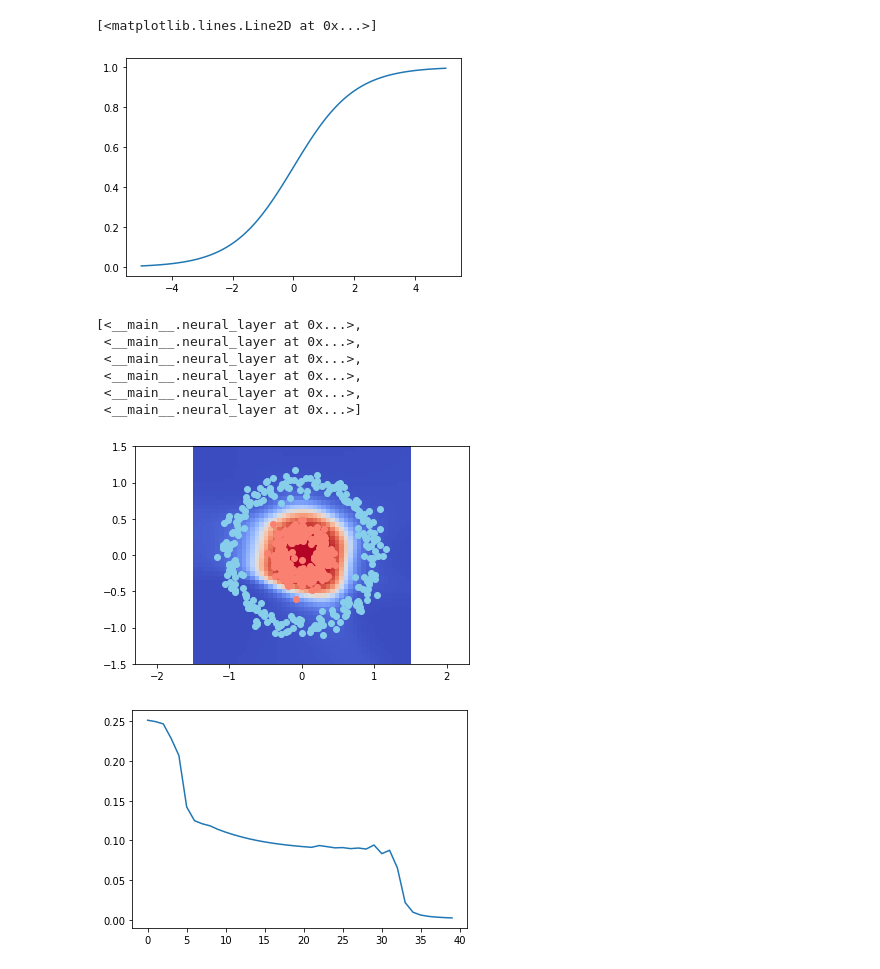
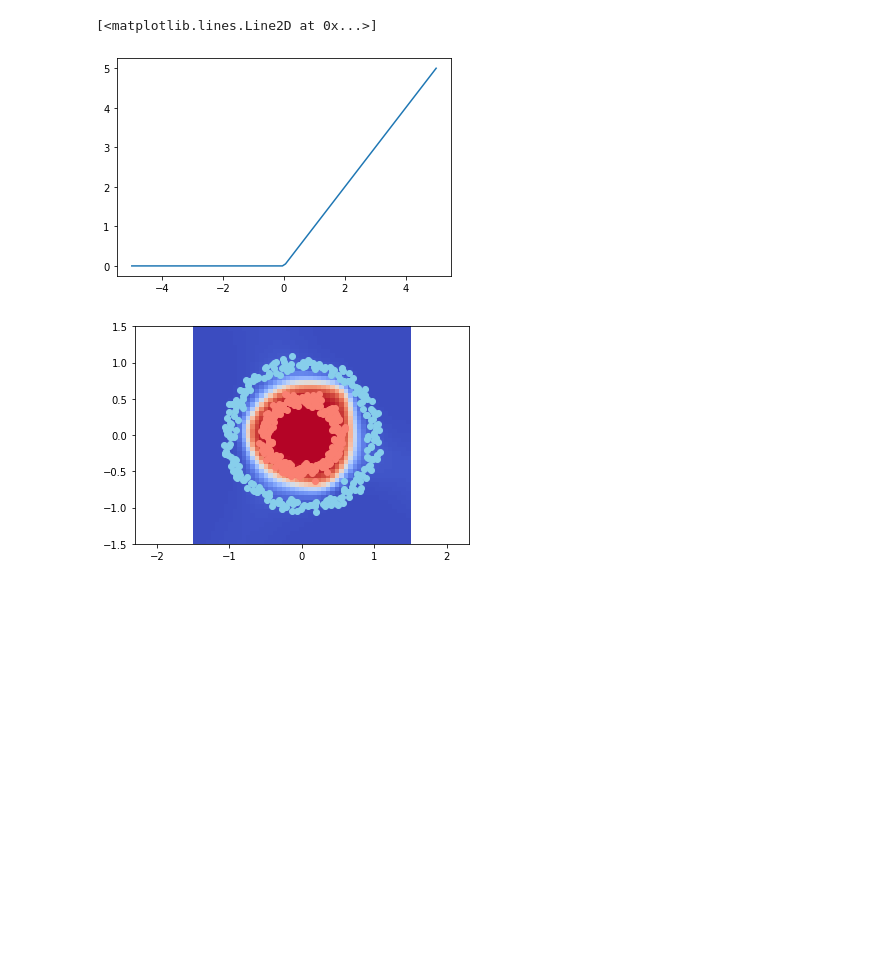
Before and after one commit to LeShork/ianotebooks, a Jupyter notebook: IANotebook_4.ipynb, the cells around one changed output. Saved outputs shown, nothing was run; the diff lists cells and outputs as text; code cells hidden in the pictures; blank space fills up the shorter version.

```diff
--- a/IANotebook_4.ipynb
+++ b/IANotebook_4.ipynb
@@ -7,12 +7,12 @@ import matplotlib.pyplot as plt
 
 from sklearn.datasets import make_circles
 # %%
-# Se crea el dataset
+# CREAR EL DATASET
 
 n = 500
 p = 2
 
-X, Y = make_circles(n_samples=n, factor=0.3,noise=0.08)
+X, Y = make_circles(n_samples=n, factor=0.5, noise=0.05)
 
 Y = Y[:, np.newaxis]
 
@@ -25,5 +25,5 @@ plt.show()
 # %%
-# Clase de la capa de la red
+# CLASE DE LA CAPA DE LA RED
 
 class neural_layer():
 
@@ -32,9 +32,9 @@ class neural_layer():
     self.act_f = act_f
 
     self.b = np.random.rand(1, n_neur)      * 2 - 1
-    self.w = np.random.rand(n_conn, n_neur) * 2 - 1
+    self.W = np.random.rand(n_conn, n_neur) * 2 - 1
 # %%
-# Funciones de activacion
+# FUNCIONES DE ACTIVACION
 
 sigm = (lambda x: 1 / (1 + np.e ** (-x)),
         lambda x: x * (1 - x))
@@ -42,11 +42,17 @@ sigm = (lambda x: 1 / (1 + np.e ** (-x)),
 relu = lambda x: np.maximum(0, x)
 
 _x = np.linspace(-5, 5, 100)
-plt.plot(_x, sigm[0](_x))
+plt.plot(_x, relu(_x))
 # %% [output]
 [<matplotlib.lines.Line2D at 0x...>]
-[figure, old version]
+[figure, new version]
 # %%
+# CREAMOS LA RED NEURONAL
+
+l0 = neural_layer(p, 4, sigm)
+l1 = neural_layer(4, 8, sigm)
+# ...
+
 def create_nn(topology, act_f):
 
   nn = []
@@ -56,17 +62,10 @@ def create_nn(topology, act_f):
     nn.append(neural_layer(topology[l], topology[l+1], act_f))
 
   return nn
-# %% [output]
-[<__main__.neural_layer at 0x...>,
- <__main__.neural_layer at 0x...>,
- <__main__.neural_layer at 0x...>,
- <__main__.neural_layer at 0x...>,
- <__main__.neural_layer at 0x...>,
- <__main__.neural_layer at 0x...>]
 # %%
 # FUNCION DE ENTRENAMIENTO
 
-topology = [p, 4, 8, 16, 8, 4, 1]
+topology = [p, 4, 8, 1]
 
 neural_net = create_nn(topology, sigm)
 
@@ -82,7 +81,7 @@ def train(neural_net, X, Y, l2_cost, lr=0.5, train=True):
   # Forward pass
   for l, layer in enumerate(neural_net):
 
-    z = out[-1][1] @ neural_net[l].w + neural_net[l].b
+    z = out[-1][1] @ neural_net[l].W + neural_net[l].b
     a = neural_net[l].act_f[0](z)
 
     out.append((z, a))
@@ -103,11 +102,11 @@ def train(neural_net, X, Y, l2_cost, lr=0.5, train=True):
       else:
         deltas.insert(0, deltas[0] @ _W.T * neural_net[l].act_f[1](a))
 
-      _W = neural_net[l].w
+      _W = neural_net[l].W
 
       # Gradient descent
       neural_net[l].b = neural_net[l].b - np.mean(deltas[0], axis=0, keepdims=True) * lr
-      neural_net[l].w = neural_net[l].w - out[l][1].T @ deltas[0] * lr
+      neural_net[l].W = neural_net[l].W - out[l][1].T @ deltas[0] * lr
 
   return out[-1][1]
 
@@ -115,6 +114,8 @@ def train(neural_net, X, Y, l2_cost, lr=0.5, train=True):
 train(neural_net, X, Y, l2_cost, 0.5)
 print("")
 # %%
+# VISUALIZACIÓN Y TEST
+
 import time
 from IPython.display import clear_output
 
@@ -122,37 +123,38 @@ neural_n = create_nn(topology, sigm)
 
 loss = []
 
-for i in range(1000):
+for i in range(2500):
 
-  #Entrenamos la red :)
+  # Entrenemos a la red!
   pY = train(neural_n, X, Y, l2_cost, lr=0.05)
 
   if i % 25 == 0:
+
+    print(pY)
 
     loss.append(l2_cost[0](pY, Y))
 
     res = 50
 
-    _x0 = np.linspace(-1.5,1.5,res)
-    _x1 = np.linspace(-1.5,1.5,res)
+    _x0 = np.linspace(-1.5, 1.5, res)
+    _x1 = np.linspace(-1.5, 1.5, res)
 
     _Y = np.zeros((res, res))
 
     for i0, x0 in enumerate(_x0):
       for i1, x1 in enumerate(_x1):
-        _Y[i0, i1] = train(neural_n, np.array([[x0 , x1]]), Y, l2_cost, train=False)[0][0]
+        _Y[i0, i1] = train(neural_n, np.array([[x0, x1]]), Y, l2_cost, train=False)[0][0]
 
     plt.pcolormesh(_x0, _x1, _Y, cmap="coolwarm")
     plt.axis("equal")
 
     plt.scatter(X[Y[:,0] == 0, 0], X[Y[:,0] == 0, 1], c="skyblue")
     plt.scatter(X[Y[:,0] == 1, 0], X[Y[:,0] == 1, 1], c="salmon")
 
     clear_output(wait=True)
     plt.show()
     plt.plot(range(len(loss)), loss)
     plt.show()
     time.sleep(0.5)
 # %% [output]
-[figure, old version]
+[figure, new version]
-[figure, removed]
```
Also changed, not shown: parts of 1 cell of this notebook.
